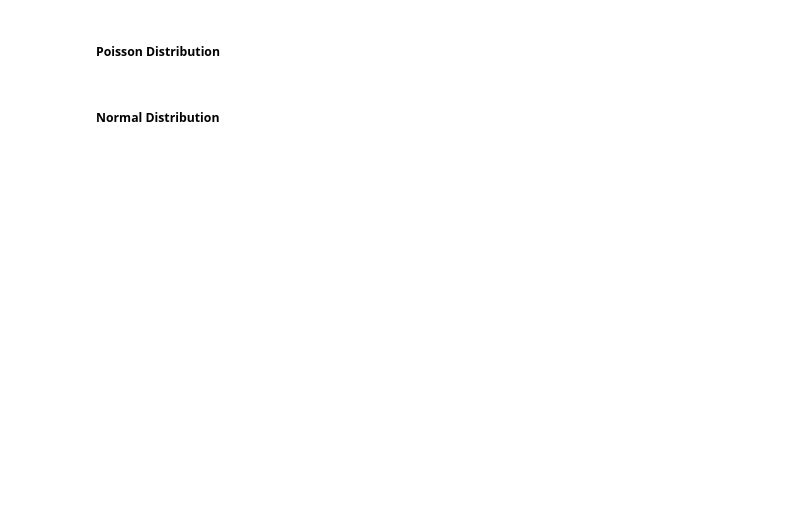
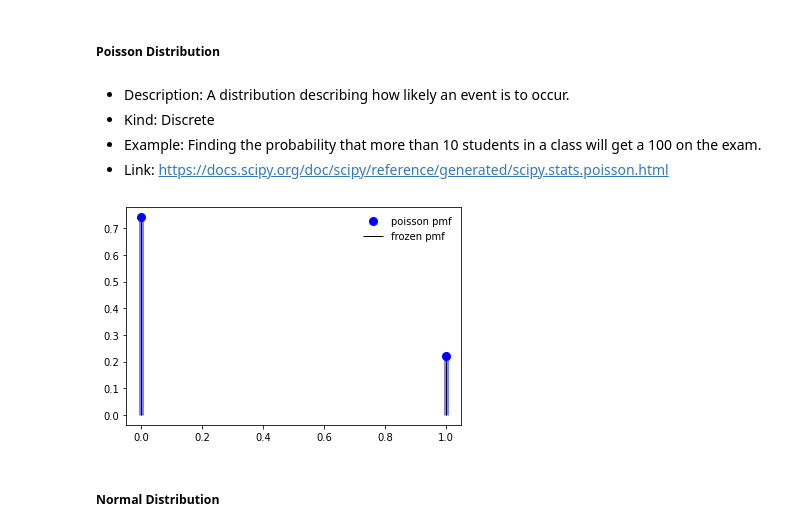
Before and after one commit to Pine9/StatBook, a Jupyter notebook: Statistics Workbook.ipynb, the cells around one changed output. Cells and saved outputs as stored; diff of their text form; code cells hidden in the pictures; blank space fills up the shorter version.

```diff
--- a/Statistics Workbook.ipynb
+++ b/Statistics Workbook.ipynb
@@ -128,4 +167,24 @@ plt.show()
 # %% [markdown]
 ##### Poisson Distribution
+# %% [markdown]
+* Description: A distribution describing how likely an event is to occur.
+* Kind: Discrete
+* Example: Finding the probability that more than 10 students in a class will get a 100 on the exam.
+* Link: https://docs.scipy.org/doc/scipy/reference/generated/scipy.stats.poisson.html
+# %%
+from scipy.stats import poisson
+
+fig, ax = plt.subplots(1, 1)
+mu = 0.3
+mean, var, skew, kurt = poisson.stats(mu, moments='mvsk')
+x = np.arange(poisson.ppf(0.01, mu), poisson.ppf(0.99, mu))
+ax.plot(x, poisson.pmf(x, mu), 'bo', ms=8, label='poisson pmf')
+ax.vlines(x, 0, poisson.pmf(x, mu), colors='b', lw=5, alpha=0.5)
+rv = poisson(mu)
+ax.vlines(x, 0, rv.pmf(x), colors='k', linestyles='-', lw=1, label='frozen pmf')
+ax.legend(loc='best', frameon=False)
+plt.show()
+# %% [output]
+[figure, added]
 # %% [markdown]
 ##### Normal Distribution
```
Also changed, not shown: parts of 6 cells of this notebook.
